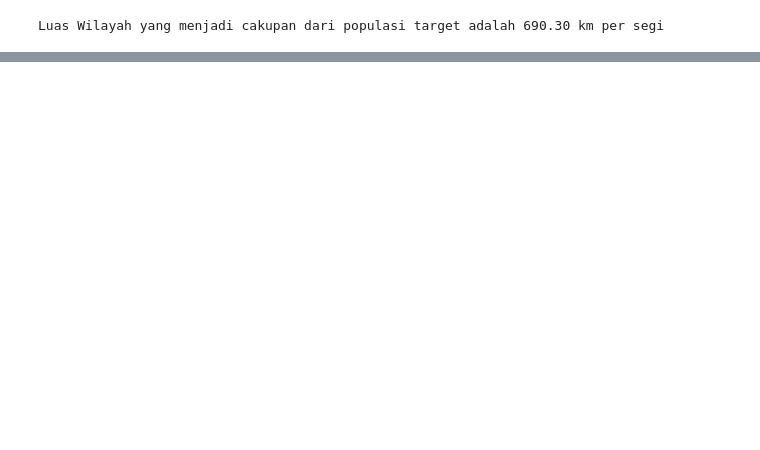
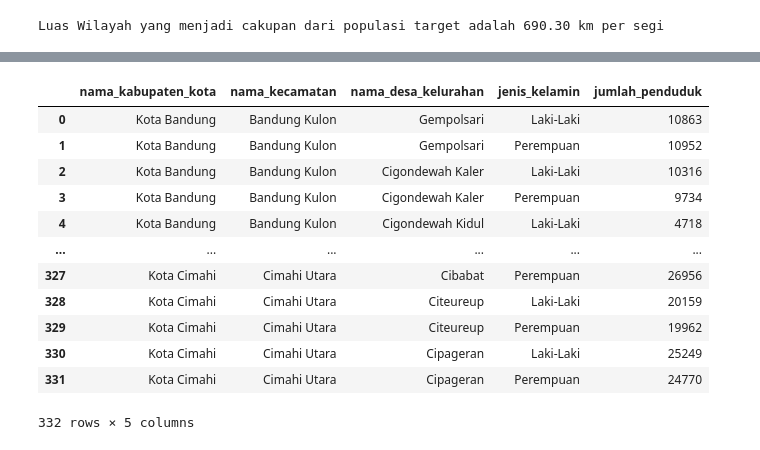
Before and after one commit to akhmadtaufik/project-sampling, a Jupyter notebook: project-sampling.ipynb, the cells around one changed output, grey strips where cells are left out. Saved outputs shown, nothing was run; the diff lists cells and outputs as text; code cells hidden in the pictures; blank space fills up the shorter version.

```diff
--- a/project-sampling.ipynb
+++ b/project-sampling.ipynb
@@ -798,0 +997,15 @@ Terdapat 28 kecamatan dan 201 kelurahan pada populasi target
+# %%
+# This script reads in data from an excel file and assigns it to the variable "kel_bandung_cimahi".
+kel_bandung_cimahi = pd.read_excel('Dataset/disdukcapil_desakelurahan_data.xlsx', sheet_name='data')
+
+# It then applies the .title() method to the "nama_kabupaten_kota", "nama_kecamatan", and "nama_desa_kelurahan" columns,
+# which capitalizes the first letter of each word in the string.
+kel_bandung_cimahi['nama_kabupaten_kota'] = kel_bandung_cimahi['nama_kabupaten_kota'].apply(lambda x: x.title())
+kel_bandung_cimahi['nama_kecamatan'] = kel_bandung_cimahi['nama_kecamatan'].apply(lambda x: x.title())
+kel_bandung_cimahi['nama_desa_kelurahan'] = kel_bandung_cimahi['nama_desa_kelurahan'].apply(lambda x: x.title())
+
+# It also applies the .title() method to the "jenis_kelamin" column.
+kel_bandung_cimahi['jenis_kelamin'] = kel_bandung_cimahi['jenis_kelamin'].apply(lambda x: x.title())
+
+# Finally, it assigns the result to the variable "kel_bandung_cimahi" and show it.
+kel_bandung_cimahi
@@ -798,0 +1026,28 @@ Terdapat 28 kecamatan dan 201 kelurahan pada populasi target
+# %%
+# Then it is using the query method to filter the dataframe to only include rows where the value of the column 'tahun' is 2020
+# and the value of the column 'nama_kabupaten_kota' is either "Kota Bandung" or "Kota Cimahi".
+kel_bandung_cimahi.query(
+    'tahun == 2020 and (nama_kabupaten_kota == "Kota Bandung" or nama_kabupaten_kota == "Kota Cimahi")',
+    inplace = True # which means that the filtering will be done on the dataframe itself and not a copy.
+)
+# %%
+# Finally, it resets the index of the dataframe and drops the 'index' and 'tahun' columns.
+kel_bandung_cimahi.reset_index(inplace=True)
+kel_bandung_cimahi.drop(columns=['index', 'tahun'], axis=1, inplace=True)
+
+# Show variable
+kel_bandung_cimahi
+# %% [output]
+|  | nama_kabupaten_kota | nama_kecamatan | nama_desa_kelurahan | jenis_kelamin | jumlah_penduduk |
+| 0 | Kota Bandung | Bandung Kulon | Gempolsari | Laki-Laki | 10863 |
+| 1 | Kota Bandung | Bandung Kulon | Gempolsari | Perempuan | 10952 |
+| 2 | Kota Bandung | Bandung Kulon | Cigondewah Kaler | Laki-Laki | 10316 |
+| 3 | Kota Bandung | Bandung Kulon | Cigondewah Kaler | Perempuan | 9734 |
+| 4 | Kota Bandung | Bandung Kulon | Cigondewah Kidul | Laki-Laki | 4718 |
+| ... | ... | ... | ... | ... | ... |
+| 327 | Kota Cimahi | Cimahi Utara | Cibabat | Perempuan | 26956 |
+| 328 | Kota Cimahi | Cimahi Utara | Citeureup | Laki-Laki | 20159 |
+| 329 | Kota Cimahi | Cimahi Utara | Citeureup | Perempuan | 19962 |
+| 330 | Kota Cimahi | Cimahi Utara | Cipageran | Laki-Laki | 25249 |
+| 331 | Kota Cimahi | Cimahi Utara | Cipageran | Perempuan | 24770 |
+332 rows × 5 columns
```
Also changed, not shown: parts of 60 cells of this notebook.
